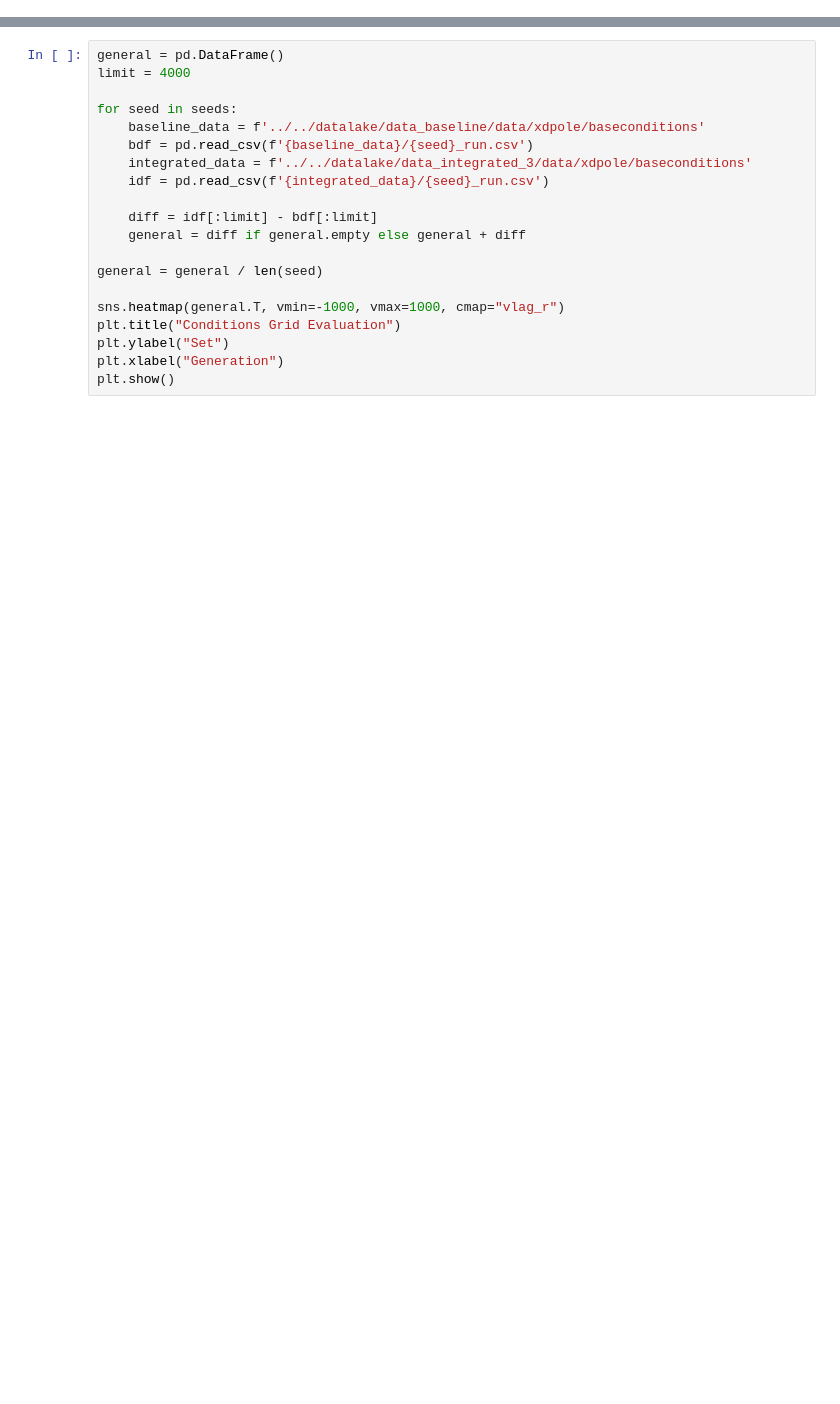
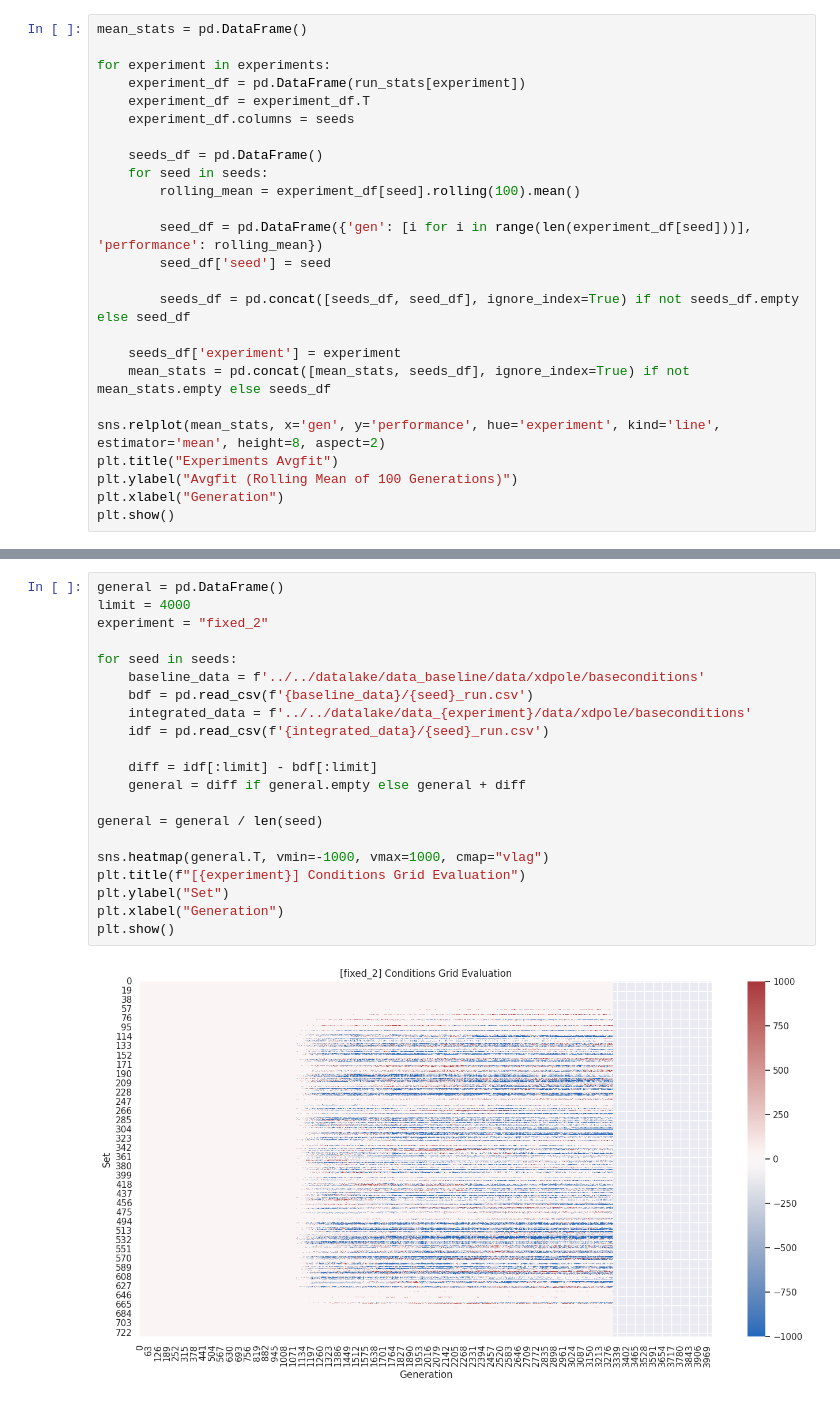
Before and after one commit to curriculum-guys/data-analysis, a Jupyter notebook: analysis/performance.ipynb, the cells around one changed output, grey strips where cells are left out. Saved outputs shown, nothing was run; the diff lists cells and outputs as text; blank space fills up the shorter version.

```diff
--- a/analysis/performance.ipynb
+++ b/analysis/performance.ipynb
@@ -44,0 +35,25 @@ sns.relplot(df, kind='line')
+# %%
+mean_stats = pd.DataFrame()
+
+for experiment in experiments:
+    experiment_df = pd.DataFrame(run_stats[experiment])
+    experiment_df = experiment_df.T
+    experiment_df.columns = seeds
+
+    seeds_df = pd.DataFrame()
+    for seed in seeds:
+        rolling_mean = experiment_df[seed].rolling(100).mean()
+
+        seed_df = pd.DataFrame({'gen': [i for i in range(len(experiment_df[seed]))], 'performance': rolling_mean})
+        seed_df['seed'] = seed
+
+        seeds_df = pd.concat([seeds_df, seed_df], ignore_index=True) if not seeds_df.empty else seed_df
+
+    seeds_df['experiment'] = experiment
+    mean_stats = pd.concat([mean_stats, seeds_df], ignore_index=True) if not mean_stats.empty else seeds_df
+
+sns.relplot(mean_stats, x='gen', y='performance', hue='experiment', kind='line', estimator='mean', height=8, aspect=2)
+plt.title("Experiments Avgfit")
+plt.ylabel("Avgfit (Rolling Mean of 100 Generations)")
+plt.xlabel("Generation")
+plt.show()
@@ -45,20 +62,23 @@ sns.relplot(df, kind='line')
 # %%
 general = pd.DataFrame()
 limit = 4000
+experiment = "fixed_2"
 
 for seed in seeds:
     baseline_data = f'../../datalake/data_baseline/data/xdpole/baseconditions'
     bdf = pd.read_csv(f'{baseline_data}/{seed}_run.csv')
-    integrated_data = f'../../datalake/data_integrated_3/data/xdpole/baseconditions'
+    integrated_data = f'../../datalake/data_{experiment}/data/xdpole/baseconditions'
     idf = pd.read_csv(f'{integrated_data}/{seed}_run.csv')
 
     diff = idf[:limit] - bdf[:limit]
     general = diff if general.empty else general + diff
 
 general = general / len(seed)
 
-sns.heatmap(general.T, vmin=-1000, vmax=1000, cmap="vlag_r")
-plt.title("Conditions Grid Evaluation")
+sns.heatmap(general.T, vmin=-1000, vmax=1000, cmap="vlag")
+plt.title(f"[{experiment}] Conditions Grid Evaluation")
 plt.ylabel("Set")
 plt.xlabel("Generation")
 plt.show()
+# %% [output]
+[figure, added]
```
Also changed, not shown: parts of 4 cells of this notebook, 1 other file.
